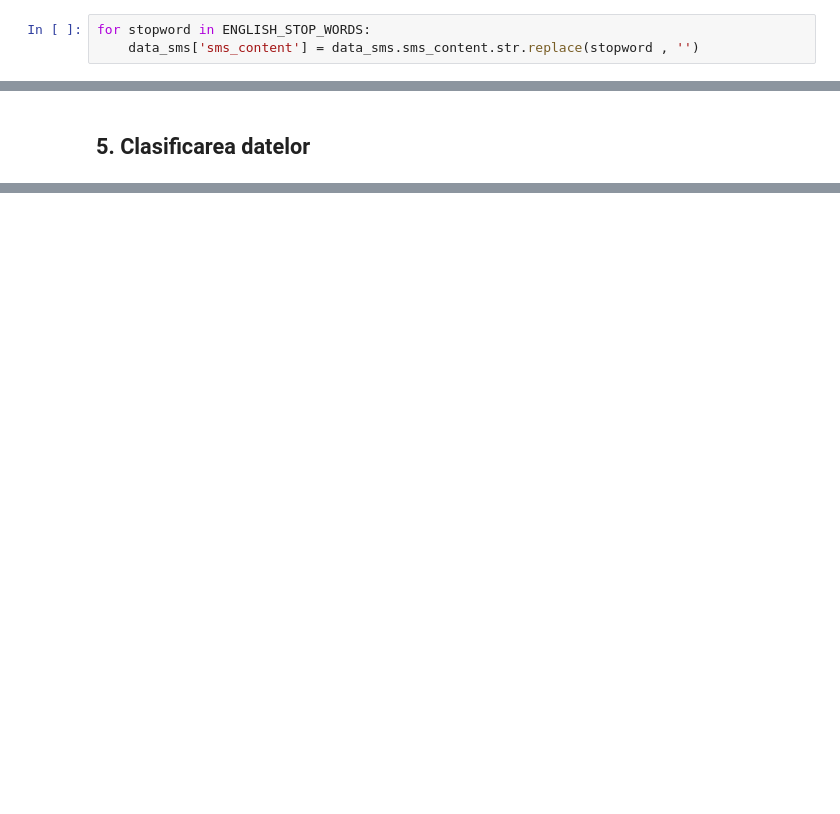
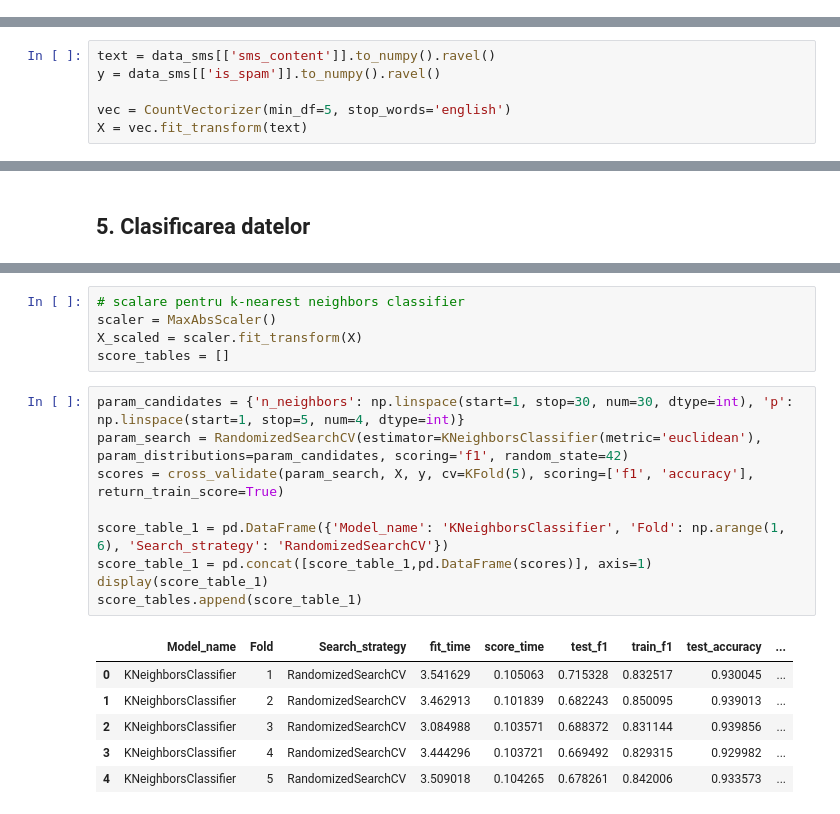
Before and after one commit to MateiSirbu/IDS_Sirbu_Tataru, a Jupyter notebook: Laborator11/SMS Spam Collection.ipynb, the cells around one changed output, grey strips where cells are left out. Saved outputs shown, nothing was run; the diff lists cells and outputs as text; blank space fills up the shorter version.

```diff
--- a/Laborator11/SMS Spam Collection.ipynb
+++ b/Laborator11/SMS Spam Collection.ipynb
@@ -163,3 +160,0 @@ from sklearn.feature_extraction.text import ENGLISH_STOP_WORDS
-# %%
-for stopword in ENGLISH_STOP_WORDS:
-    data_sms['sms_content'] = data_sms.sms_content.str.replace(stopword , '')
@@ -174,3 +161,9 @@ Filtrarea simplifică textul, reducând vocabularul de la 8713 la 7208 cuvinte.
+# %%
+text = data_sms[['sms_content']].to_numpy().ravel()
+y = data_sms[['is_spam']].to_numpy().ravel()
+
+vec = CountVectorizer(min_df=5, stop_words='english')
+X = vec.fit_transform(text)
 # %% [markdown]
 ## 4. Despre modelele de clasificare
 # %% [markdown]
@@ -247,0 +253,21 @@ Un clasificator _Random forest_ se folosește de ipotezele emise de mai mulți a
+# %%
+# scalare pentru k-nearest neighbors classifier
+scaler = MaxAbsScaler()
+X_scaled = scaler.fit_transform(X)
+score_tables = []
+# %%
+param_candidates = {'n_neighbors': np.linspace(start=1, stop=30, num=30, dtype=int), 'p': np.linspace(start=1, stop=5, num=4, dtype=int)}
+param_search = RandomizedSearchCV(estimator=KNeighborsClassifier(metric='euclidean'), param_distributions=param_candidates, scoring='f1', random_state=42)
+scores = cross_validate(param_search, X, y, cv=KFold(5), scoring=['f1', 'accuracy'], return_train_score=True)
+
+score_table_1 = pd.DataFrame({'Model_name': 'KNeighborsClassifier', 'Fold': np.arange(1, 6), 'Search_strategy': 'RandomizedSearchCV'})
+score_table_1 = pd.concat([score_table_1,pd.DataFrame(scores)], axis=1)
+display(score_table_1)
+score_tables.append(score_table_1)
+# %% [output]
+|  | Model_name | Fold | Search_strategy | fit_time | score_time | test_f1 | train_f1 | test_accuracy | ... |
+| 0 | KNeighborsClassifier | 1 | RandomizedSearchCV | 3.541629 | 0.105063 | 0.715328 | 0.832517 | 0.930045 | ... |
+| 1 | KNeighborsClassifier | 2 | RandomizedSearchCV | 3.462913 | 0.101839 | 0.682243 | 0.850095 | 0.939013 | ... |
+| 2 | KNeighborsClassifier | 3 | RandomizedSearchCV | 3.084988 | 0.103571 | 0.688372 | 0.831144 | 0.939856 | ... |
+| 3 | KNeighborsClassifier | 4 | RandomizedSearchCV | 3.444296 | 0.103721 | 0.669492 | 0.829315 | 0.929982 | ... |
+| 4 | KNeighborsClassifier | 5 | RandomizedSearchCV | 3.509018 | 0.104265 | 0.678261 | 0.842006 | 0.933573 | ... |
```
Also changed, not shown: parts of 11 cells of this notebook, 1 other file.
